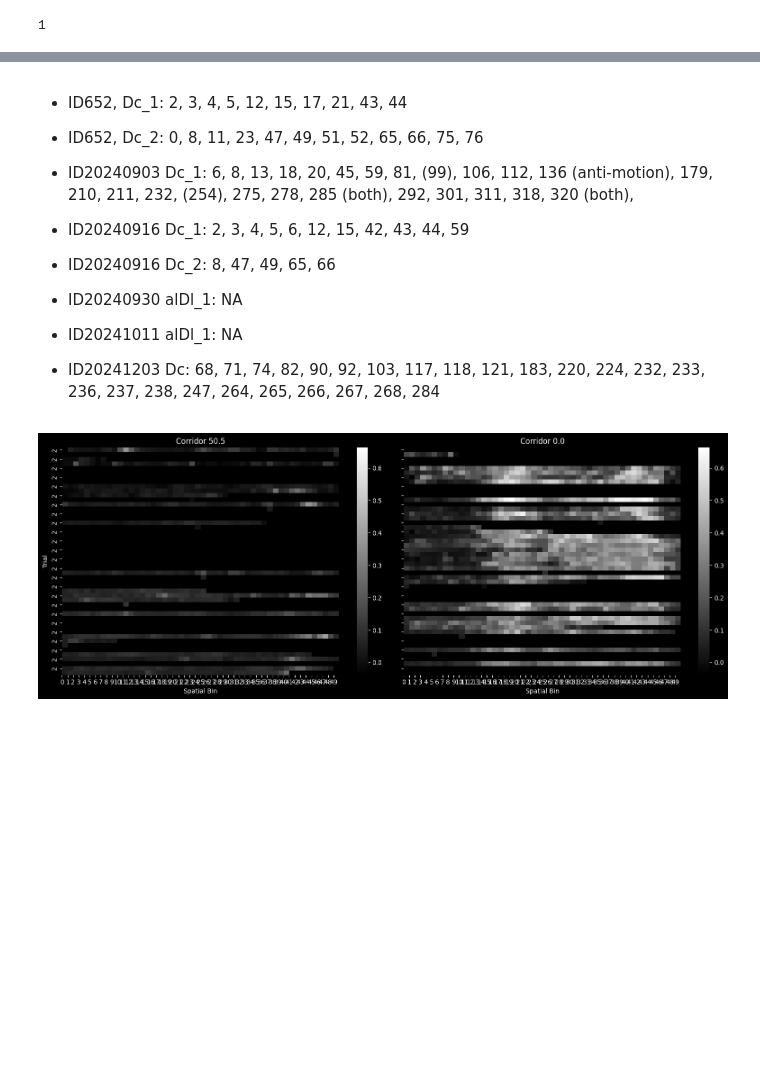
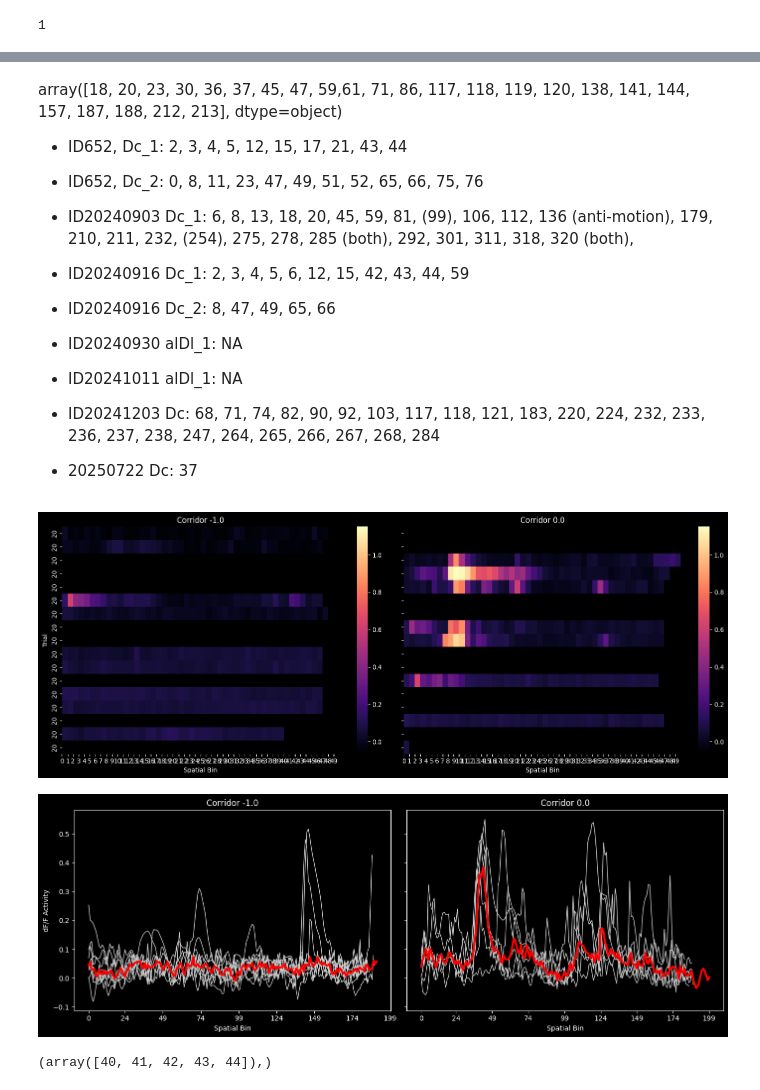
Before and after one commit to Anneser/SpatialInformation, a Jupyter notebook: scripts/02_SpatialInformationCoding.ipynb, the cells around one changed output, grey strips where cells are left out. Cells and saved outputs as stored; diff of their text form; code cells hidden in the pictures; blank space fills up the shorter version.

```diff
--- a/scripts/02_SpatialInformationCoding.ipynb
+++ b/scripts/02_SpatialInformationCoding.ipynb
@@ -127,5 +158,6 @@ plt.show()
 # %% [markdown]
-
+array([18, 20, 23, 30, 36, 37, 45, 47, 59,61, 71, 86, 117, 118, 119, 120, 138, 141, 144, 157,
+       187, 188, 212, 213], dtype=object)
 
 - ID652, Dc_1: 2, 3, 4, 5, 12, 15, 17, 21, 43, 44
 
@@ -143,19 +175,36 @@ plt.show()
 
 - ID20241203 Dc: 68, 71, 74, 82, 90, 92, 103, 117, 118, 121, 183, 220, 224, 232,
        233, 236, 237, 238, 247, 264, 265, 266, 267, 268, 284
+
+- 20250722 Dc: 37
 # %%
-bh = si.add_trial_column(bh)
+#bh = si.add_trial_column(bh)
 #trials_over_time(0, dff, bh, n_bins=30, export_figure=True) single field: # 6, 8, 18, 20, 45, 59, 81, 106,
 # 112, 210, 232, 254, 275, 278, 292, 301
 # different fields in corridors: 42, 99
 # different fields: 179
 # fading field: 204, 211, 311, 318, 337, 346
 # kinda similar fields: 285, 320
-si.trials_over_time_figure(2,  dff, bh, n_bins=50, cmap="grey", export_figure=True)
+si.trials_over_time_figure(20,dff, bh, n_bins=50, cmap="magma", export_figure=False)
 
 
 
 # small fields 71, 74, 90, 92, 118, 121,
 # large fields 236, 238, 247, 266
 # %% [output]
-[figure, old version]
+[figure, new version]
+# %%
+binned_activity = si.average_trace_figure(45 , dff, bh, n_bins=200)
+
+#18, 20, 23, 30, 36, 37, 45, 47, 59,61, 71, 86, 117, 118, 119, 120, 138, 141, 144, 157, 187, 188, 212, 213
+## good: 18, 20, 71, 86, 187
+# > 1 PF: 45, 47
+# %% [output]
+[figure, added]
+# %%
+max_value = pd.DataFrame(binned_activity[0]).median(skipna=True).max()
+thresh = max_value * 0.8
+
+np.where(pd.DataFrame(binned_activity[0]).median(skipna=True)>thresh)
+# %% [output]
+(array([40, 41, 42, 43, 44]),)
```
Also changed, not shown: parts of 12 cells of this notebook, 2 other files.
